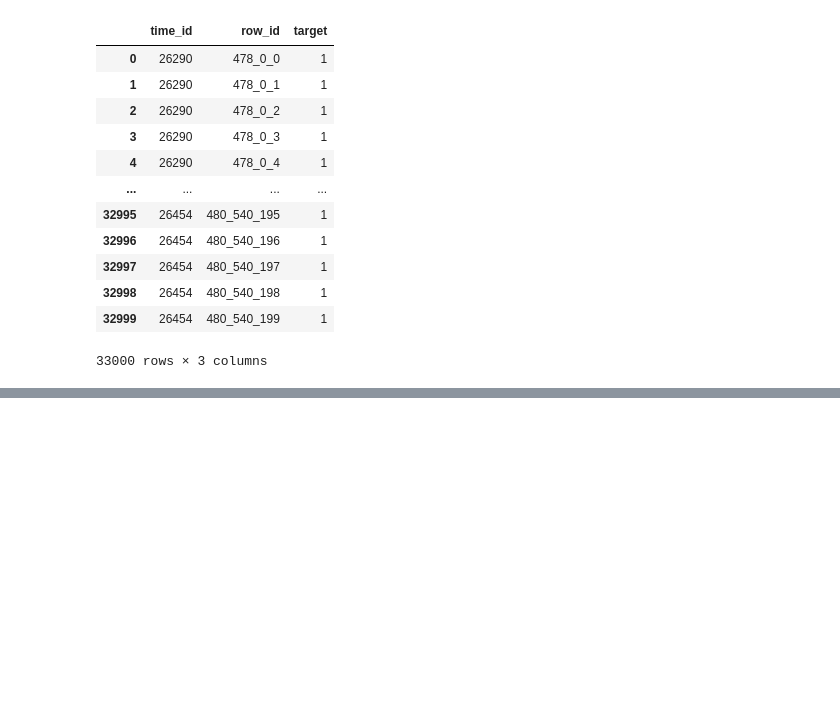
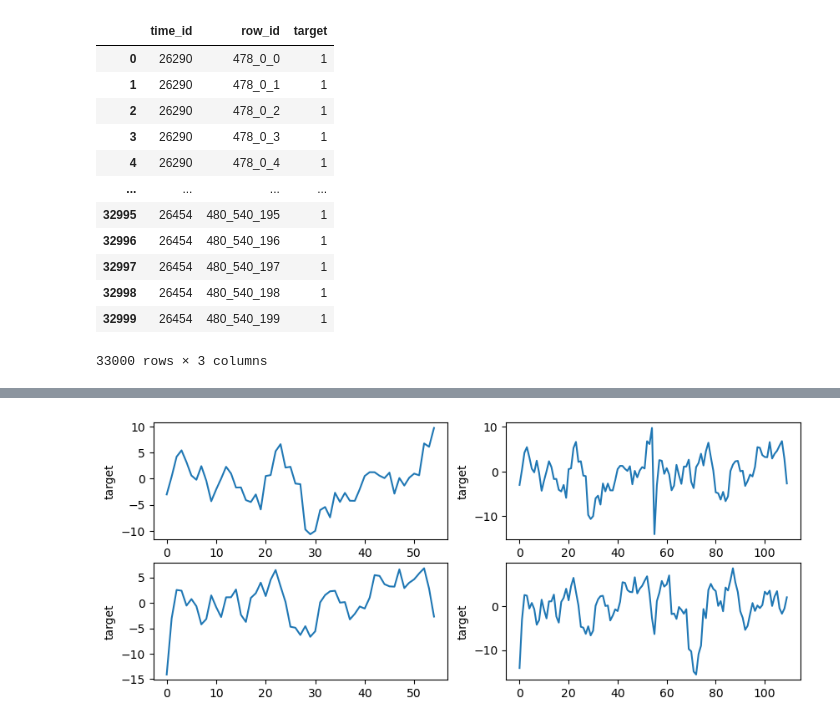
Before and after one commit to bootcamp6th-dl/optiver, a Jupyter notebook: sajacaros/01_eda.ipynb, the cells around one changed output, grey strips where cells are left out. Saved outputs shown, nothing was run; the diff lists cells and outputs as text; code cells hidden in the pictures; blank space fills up the shorter version.

```diff
--- a/sajacaros/01_eda.ipynb
+++ b/sajacaros/01_eda.ipynb
@@ -280,0 +343,14 @@ submission_df
+# %%
+from matplotlib import gridspec
+
+plt.figure(figsize=(10,4))
+grid = gridspec.GridSpec(2,2)
+ax0, ax1, ax2, ax3 = plt.subplot(grid[0]), plt.subplot(grid[1]), plt.subplot(grid[2]), plt.subplot(grid[3])
+
+sns.lineplot(x=range(55), y=train_df.loc[train_df['stock_id']==0, 'target'].iloc[0:55], ax=ax0) # 0~55
+sns.lineplot(x=range(55*2), y=train_df.loc[train_df['stock_id']==0, 'target'].iloc[0:55*2], ax=ax1) # 0~110, 55 변화 체크
+sns.lineplot(x=range(55), y=train_df.loc[train_df['stock_id']==0, 'target'].iloc[55:55*2], ax=ax2) # 55~110
+sns.lineplot(x=range(55*2), y=train_df.loc[train_df['stock_id']==0, 'target'].iloc[55:55*3], ax=ax3) # 55~165, 110 변화 체크
+plt.show()
+# %% [output]
+[figure, added]
```
Also changed, not shown: parts of 33 cells of this notebook.
